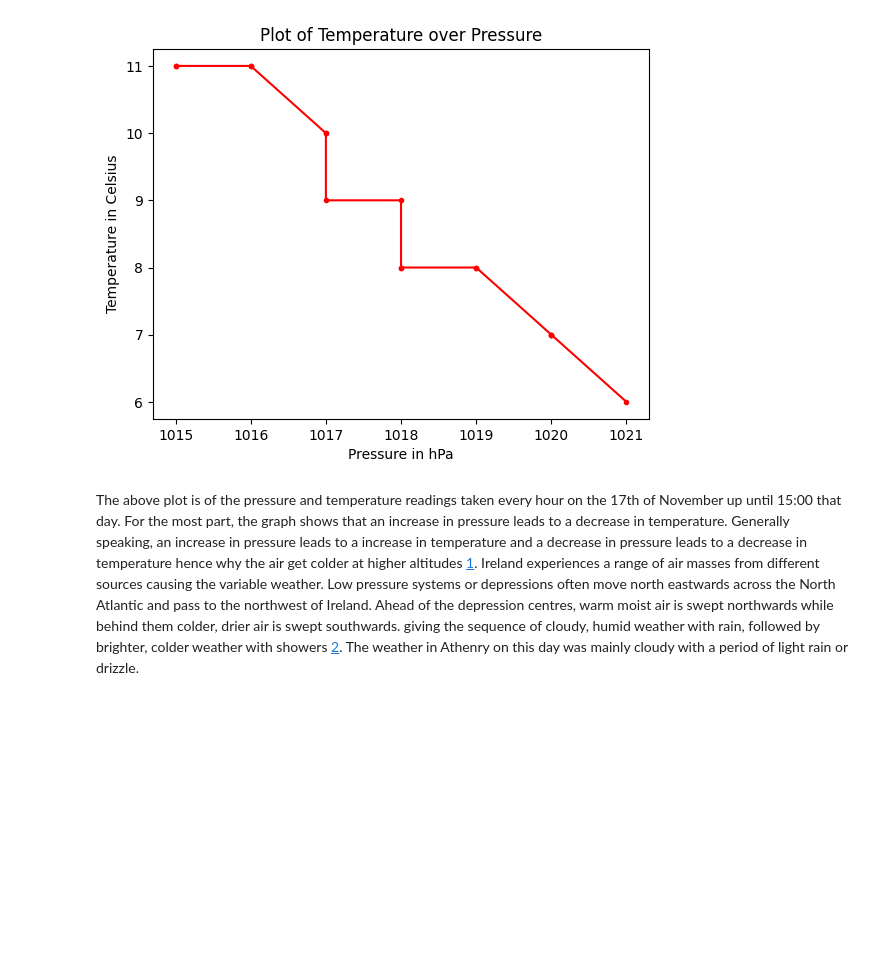
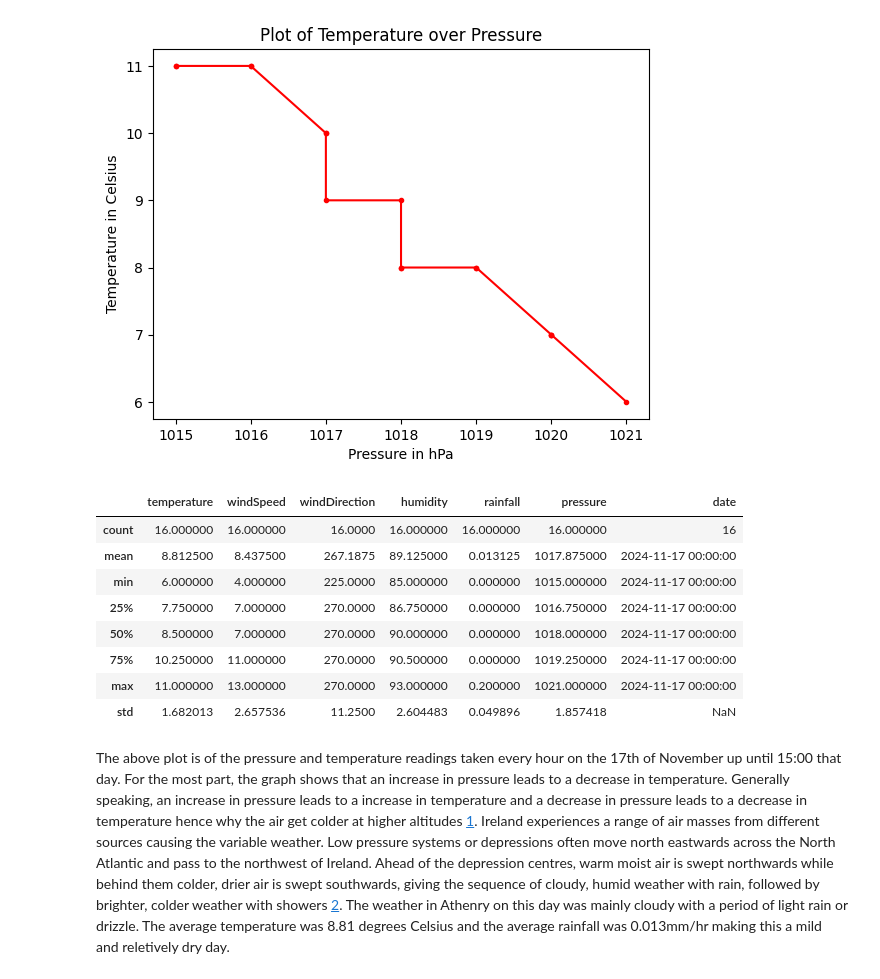
Before and after one commit to Sxnds01/computer-infrastructure-work, a Jupyter notebook: weather.ipynb, the cells around one changed output. Cells and saved outputs as stored; diff of their text form; code cells hidden in the pictures; blank space fills up the shorter version.

Commit message:
weather analysis

```diff
--- a/weather.ipynb
+++ b/weather.ipynb
@@ -193,8 +193,20 @@ plt.title('Plot of Temperature over Pressure')
 plt.show()
 # %% [output]
 [figure]
+# %%
+df.describe()
+# %% [output]
+|  | temperature | windSpeed | windDirection | humidity | rainfall | pressure | date |
+| count | 16.000000 | 16.000000 | 16.0000 | 16.000000 | 16.000000 | 16.000000 | 16 |
+| mean | 8.812500 | 8.437500 | 267.1875 | 89.125000 | 0.013125 | 1017.875000 | 2024-11-17 00:00:00 |
+| min | 6.000000 | 4.000000 | 225.0000 | 85.000000 | 0.000000 | 1015.000000 | 2024-11-17 00:00:00 |
+| 25% | 7.750000 | 7.000000 | 270.0000 | 86.750000 | 0.000000 | 1016.750000 | 2024-11-17 00:00:00 |
+| 50% | 8.500000 | 7.000000 | 270.0000 | 90.000000 | 0.000000 | 1018.000000 | 2024-11-17 00:00:00 |
+| 75% | 10.250000 | 11.000000 | 270.0000 | 90.500000 | 0.000000 | 1019.250000 | 2024-11-17 00:00:00 |
+| max | 11.000000 | 13.000000 | 270.0000 | 93.000000 | 0.200000 | 1021.000000 | 2024-11-17 00:00:00 |
+| std | 1.682013 | 2.657536 | 11.2500 | 2.604483 | 0.049896 | 1.857418 | NaN |
 # %% [markdown]
-The above plot is of the pressure and temperature readings taken every hour on the 17th of November up until 15:00 that day. For the most part, the graph shows that an increase in pressure leads to a decrease in temperature. Generally speaking, an increase in pressure leads to a increase in temperature and a decrease in pressure leads to a decrease in temperature hence why the air get colder at higher altitudes [1]. Ireland experiences a range of air masses from different sources causing the variable weather. Low pressure systems or depressions often move north eastwards across the North Atlantic and pass to the northwest of Ireland. Ahead of the depression centres, warm moist air is swept northwards while behind them colder, drier air is swept southwards. giving the sequence of cloudy, humid weather with rain, followed by brighter, colder weather with showers [2]. The weather in Athenry on this day was mainly cloudy with a period of light rain or drizzle.
+The above plot is of the pressure and temperature readings taken every hour on the 17th of November up until 15:00 that day. For the most part, the graph shows that an increase in pressure leads to a decrease in temperature. Generally speaking, an increase in pressure leads to a increase in temperature and a decrease in pressure leads to a decrease in temperature hence why the air get colder at higher altitudes [1]. Ireland experiences a range of air masses from different sources causing the variable weather. Low pressure systems or depressions often move north eastwards across the North Atlantic and pass to the northwest of Ireland. Ahead of the depression centres, warm moist air is swept northwards while behind them colder, drier air is swept southwards, giving the sequence of cloudy, humid weather with rain, followed by brighter, colder weather with showers [2]. The weather in Athenry on this day was mainly cloudy with a period of light rain or drizzle. The average temperature was 8.81 degrees Celsius and the average rainfall was 0.013mm/hr making this a mild and reletively dry day.
 
 [1]: https://scied.ucar.edu/learning-zone/how-weather-works/highs-and-lows-air-pressure#:~:text=For%20example%2C%20if%20air%20pressure,altitudes%2C%20where%20pressure%20is%20lower.
 [2]: https://www.met.ie/climate/climate-of-ireland
```
